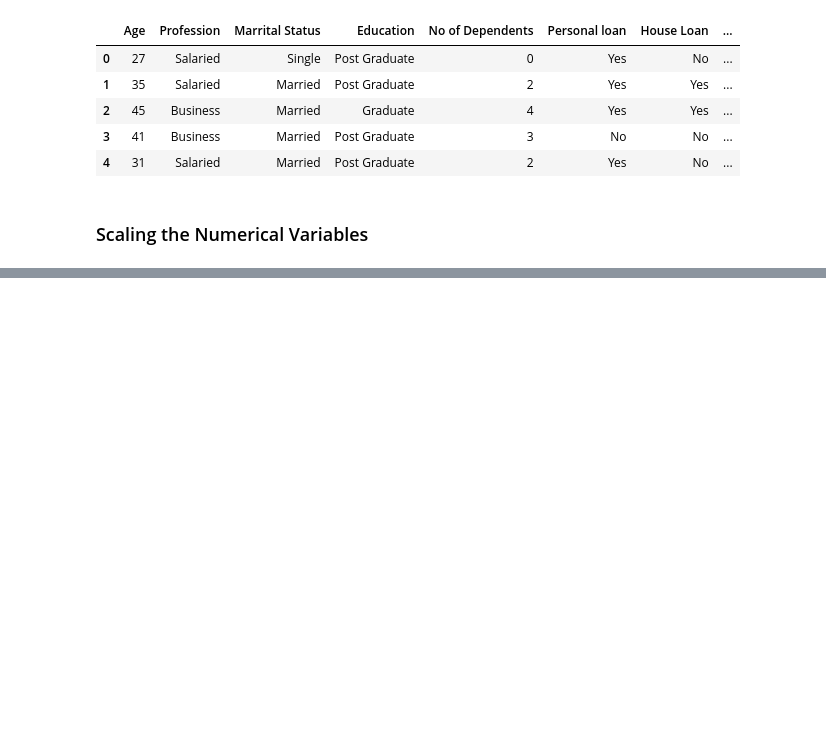
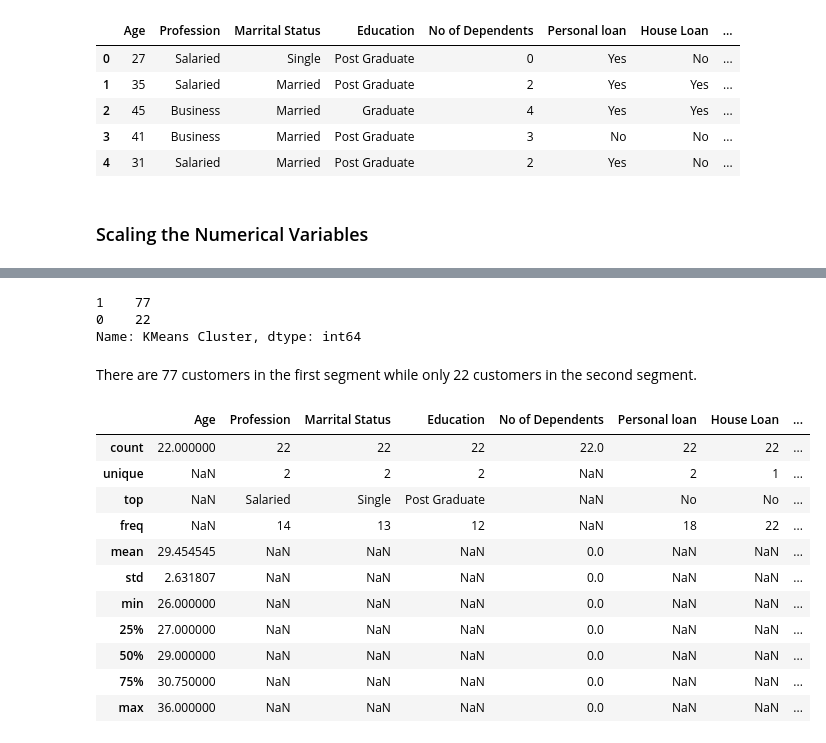
Before and after one commit to KratikMehta/EV-Market-Segmentation-in-India, a Jupyter notebook: Market_Segmentation.ipynb, the cells around one changed output, grey strips where cells are left out. Saved outputs shown, nothing was run; the diff lists cells and outputs as text; code cells hidden in the pictures; blank space fills up the shorter version.

```diff
--- a/Market_Segmentation.ipynb
+++ b/Market_Segmentation.ipynb
@@ -790,0 +875,26 @@ segmentation_df[scale_cols] = scaler.fit_transform(segmentation_df[scale_cols])
+# %%
+behavior_df["KMeans Cluster"].value_counts()
+# %% [output]
+1    77
+0    22
+Name: KMeans Cluster, dtype: int64
+# %% [markdown]
+There are 77 customers in the first segment while only 22 customers in the second segment.
+# %%
+cluster_0_data = behavior_df[behavior_df["KMeans Cluster"] == 0]
+cluster_1_data = behavior_df[behavior_df["KMeans Cluster"] == 1]
+# %%
+cluster_0_data.describe(include="all")
+# %% [output]
+|  | Age | Profession | Marrital Status | Education | No of Dependents | Personal loan | House Loan | ... |
+| count | 22.000000 | 22 | 22 | 22 | 22.0 | 22 | 22 | ... |
+| unique | NaN | 2 | 2 | 2 | NaN | 2 | 1 | ... |
+| top | NaN | Salaried | Single | Post Graduate | NaN | No | No | ... |
+| freq | NaN | 14 | 13 | 12 | NaN | 18 | 22 | ... |
+| mean | 29.454545 | NaN | NaN | NaN | 0.0 | NaN | NaN | ... |
+| std | 2.631807 | NaN | NaN | NaN | 0.0 | NaN | NaN | ... |
+| min | 26.000000 | NaN | NaN | NaN | 0.0 | NaN | NaN | ... |
+| 25% | 27.000000 | NaN | NaN | NaN | 0.0 | NaN | NaN | ... |
+| 50% | 29.000000 | NaN | NaN | NaN | 0.0 | NaN | NaN | ... |
+| 75% | 30.750000 | NaN | NaN | NaN | 0.0 | NaN | NaN | ... |
+| max | 36.000000 | NaN | NaN | NaN | 0.0 | NaN | NaN | ... |
```
Also changed, not shown: parts of 22 cells of this notebook, 1 other file.
